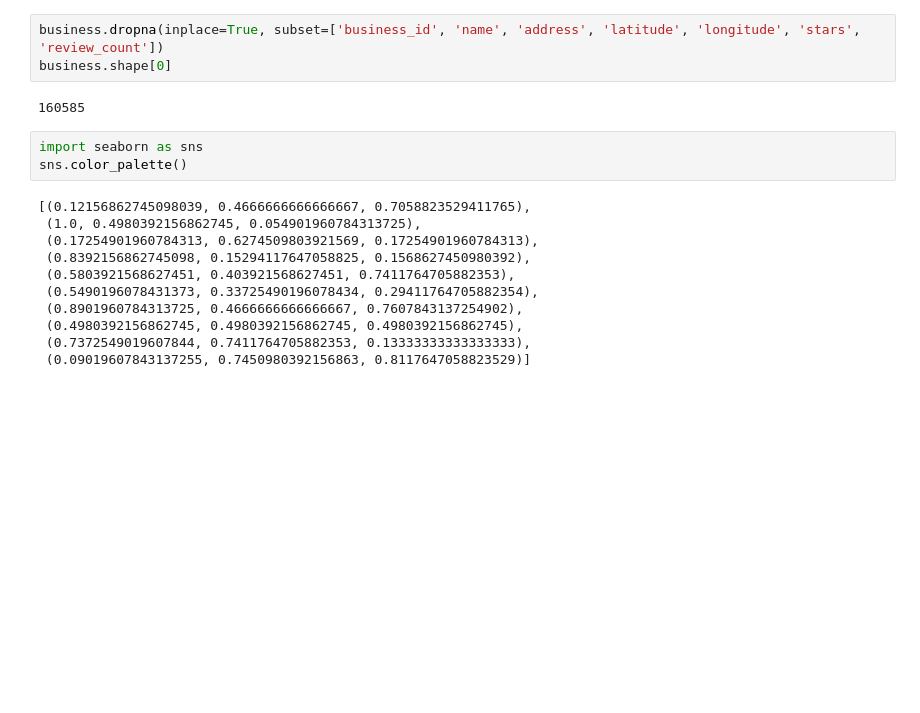
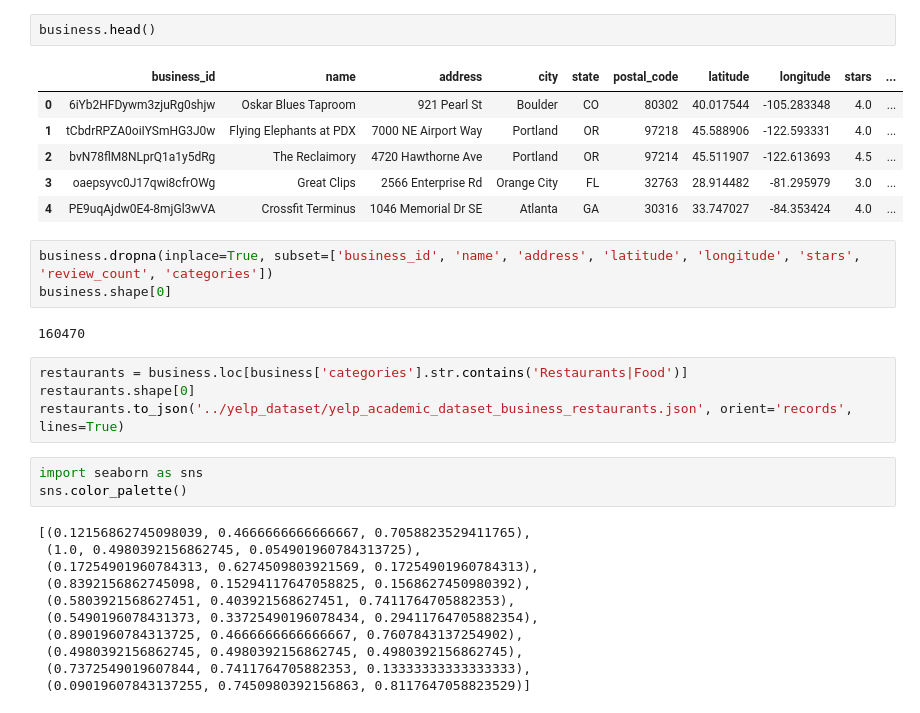
Before and after one commit to jackhhh/SN14-Churn, a Jupyter notebook: business.ipynb, the cells around one changed output. Drawn from its saved outputs; the diff is of its cells as text; blank space fills up the shorter version.

Commit message:
Update business filter

```diff
--- a/business.ipynb
+++ b/business.ipynb
@@ -10,8 +8,21 @@ business.shape[0]
+# %%
+business.head()
+# %% [output]
+|  | business_id | name | address | city | state | postal_code | latitude | longitude | stars | ... |
+| 0 | 6iYb2HFDywm3zjuRg0shjw | Oskar Blues Taproom | 921 Pearl St | Boulder | CO | 80302 | 40.017544 | -105.283348 | 4.0 | ... |
+| 1 | tCbdrRPZA0oiIYSmHG3J0w | Flying Elephants at PDX | 7000 NE Airport Way | Portland | OR | 97218 | 45.588906 | -122.593331 | 4.0 | ... |
+| 2 | bvN78flM8NLprQ1a1y5dRg | The Reclaimory | 4720 Hawthorne Ave | Portland | OR | 97214 | 45.511907 | -122.613693 | 4.5 | ... |
+| 3 | oaepsyvc0J17qwi8cfrOWg | Great Clips | 2566 Enterprise Rd | Orange City | FL | 32763 | 28.914482 | -81.295979 | 3.0 | ... |
+| 4 | PE9uqAjdw0E4-8mjGl3wVA | Crossfit Terminus | 1046 Memorial Dr SE | Atlanta | GA | 30316 | 33.747027 | -84.353424 | 4.0 | ... |
 # %%
-business.dropna(inplace=True, subset=['business_id', 'name', 'address', 'latitude', 'longitude', 'stars', 'review_count'])
+business.dropna(inplace=True, subset=['business_id', 'name', 'address', 'latitude', 'longitude', 'stars', 'review_count', 'categories'])
 business.shape[0]
 # %% [output]
-160585
+160470
+# %%
+restaurants = business.loc[business['categories'].str.contains('Restaurants|Food')]
+restaurants.shape[0]
+restaurants.to_json('../yelp_dataset/yelp_academic_dataset_business_restaurants.json', orient='records', lines=True)
 # %%
 import seaborn as sns
 sns.color_palette()
```
Also changed, not shown: parts of 5 cells of this notebook.
